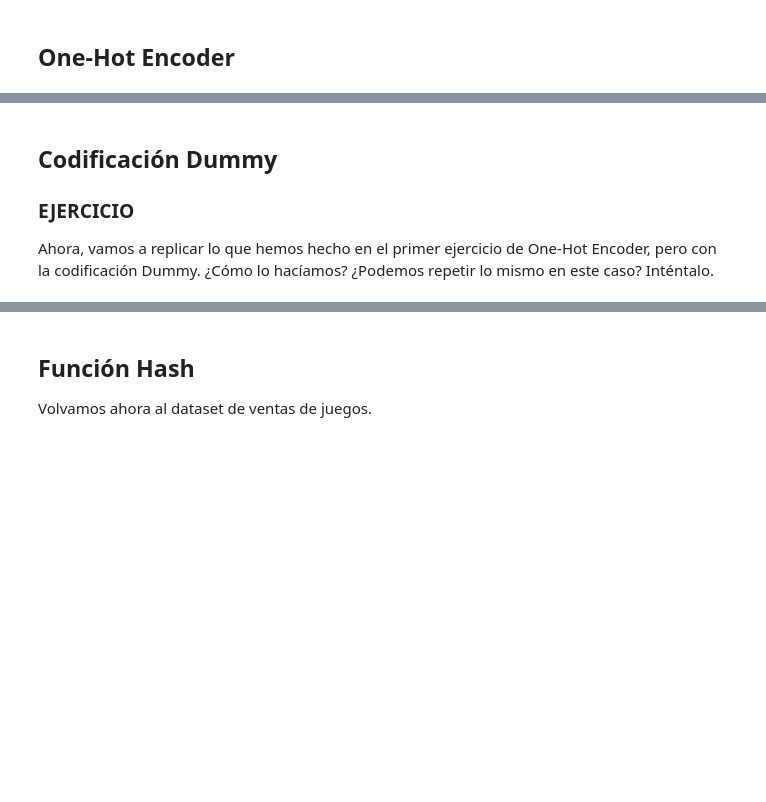
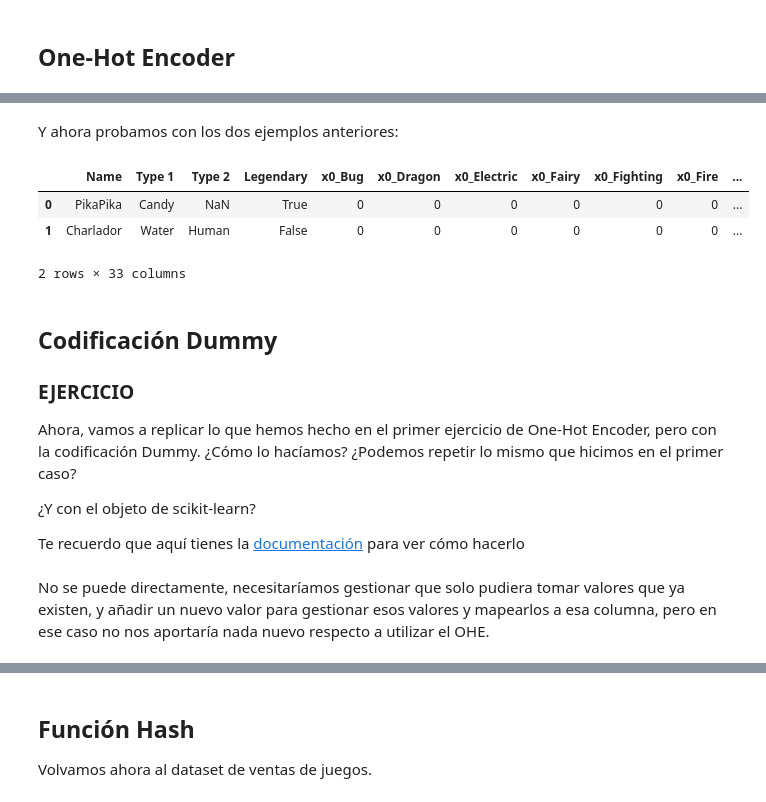
Before and after one commit to JuanDG5/DS-part-time-sep2020, a Jupyter notebook: semana_13/dia_2/2_Ejercicios_Variables_Categóricas.ipynb, the cells around one changed output, grey strips where cells are left out. Drawn from its saved outputs; the diff is of its cells as text; code cells hidden in the pictures; blank space fills up the shorter version.

```diff
--- a/semana_13/dia_2/2_Ejercicios_Variables_Categóricas.ipynb
+++ b/semana_13/dia_2/2_Ejercicios_Variables_Categóricas.ipynb
@@ -208,6 +286,35 @@ new_poke_df
+# %% [markdown]
+Y ahora probamos con los dos ejemplos anteriores:
+# %%
+new_poke_df = pd.DataFrame([['PikaPika', 'Candy', np.nan, True],
+                              ['Charlador', 'Water', 'Human', False]],
+                             columns=['Name', 'Type 1', 'Type 2', 'Legendary'])
+
+# Seleccionamos las columnas del ohe y rellenamos los nan:
+new_poke_df_ohe = new_poke_df[["Type 1", "Type 2", "Legendary"]].fillna("")
+
+# Convertimos:
+new_poke_df_ohe = pd.DataFrame(enc_fit.transform(new_poke_df_ohe).toarray())
+# Ponemos los nombres de las columnas:
+new_poke_df_ohe.columns = enc_fit.get_feature_names()
+# Y lo juntamos con la parte original:
+new_poke_df = new_poke_df.reset_index(drop=True)
+new_poke_df_ohe = new_poke_df.join(new_poke_df_ohe)
+new_poke_df_ohe
+# %% [output]
+|  | Name | Type 1 | Type 2 | Legendary | x0_Bug | x0_Dragon | x0_Electric | x0_Fairy | x0_Fighting | x0_Fire | ... |
+| 0 | PikaPika | Candy | NaN | True | 0 | 0 | 0 | 0 | 0 | 0 | ... |
+| 1 | Charlador | Water | Human | False | 0 | 0 | 0 | 0 | 0 | 0 | ... |
+2 rows × 33 columns
 # %% [markdown]
 ## Codificación Dummy
 
 ### EJERCICIO
 
-Ahora, vamos a replicar lo que hemos hecho en el primer ejercicio de One-Hot Encoder, pero con la codificación Dummy. ¿Cómo lo hacíamos? ¿Podemos repetir lo mismo en este caso? Inténtalo.
+Ahora, vamos a replicar lo que hemos hecho en el primer ejercicio de One-Hot Encoder, pero con la codificación Dummy. ¿Cómo lo hacíamos? ¿Podemos repetir lo mismo que hicimos en el primer caso?
+
+¿Y con el objeto de scikit-learn?
+
+Te recuerdo que aquí tienes la [documentación](https://scikit-learn.org/stable/modules/generated/sklearn.preprocessing.OneHotEncoder.html) para ver cómo hacerlo
+# %% [markdown]
+No se puede directamente, necesitaríamos gestionar que solo pudiera tomar valores que ya existen, y añadir un nuevo valor para gestionar esos valores y mapearlos a esa columna, pero en ese caso no nos aportaría nada nuevo respecto a utilizar el OHE.
```
Also changed, not shown: parts of 29 cells of this notebook, 3 other files.
